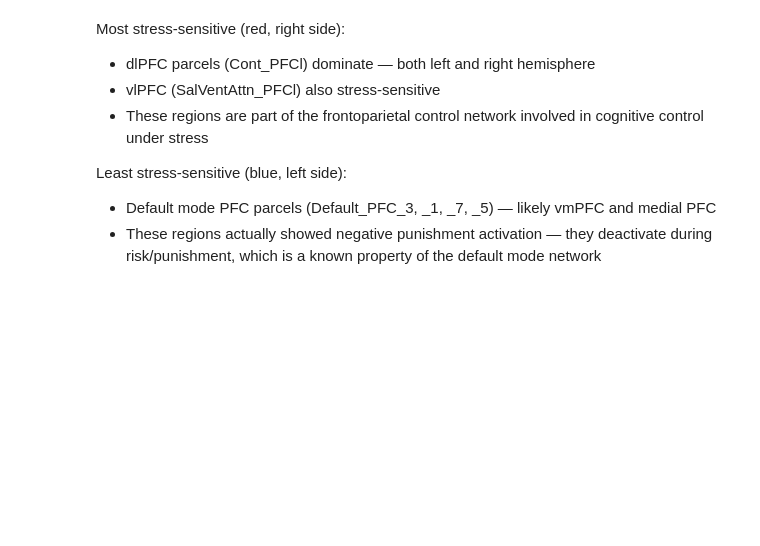
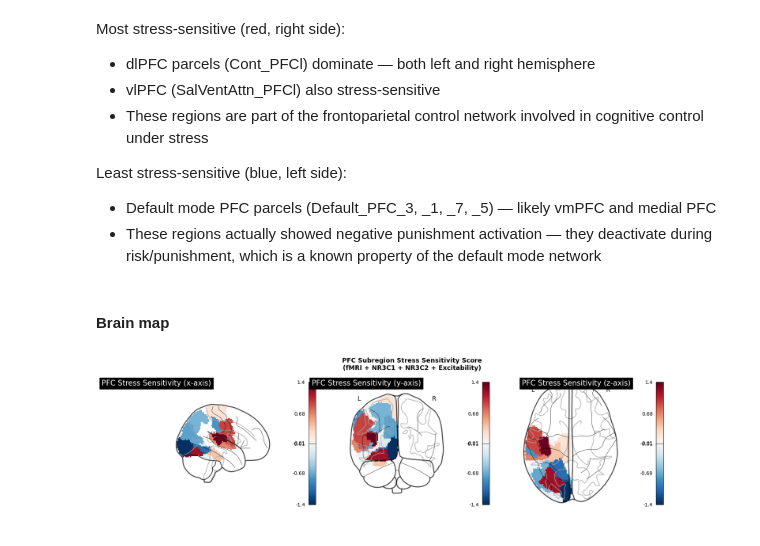
Before and after one commit to arushimunjal/BIPN162-Final-Project, a Jupyter notebook: BIPN162_Final.ipynb, the cells around one changed output. Cells and saved outputs as stored; diff of their text form; code cells hidden in the pictures; blank space fills up the shorter version.

Commit message:
Added brain map

```diff
--- a/BIPN162_Final.ipynb
+++ b/BIPN162_Final.ipynb
@@ -744,3 +744,35 @@ Least stress-sensitive (blue, left side):
 
 - Default mode PFC parcels (Default_PFC_3, _1, _7, _5) — likely vmPFC and medial PFC
 - These regions actually showed negative punishment activation — they deactivate during risk/punishment, which is a known property of the default mode network
+# %% [markdown]
+#### Brain map
+# %%
+from nilearn import plotting, image
+import numpy as np
+
+# Build a NIfTI image with stress scores mapped onto parcels
+atlas_data = image.load_img(atlas_img).get_fdata().copy()
+stress_map = np.zeros_like(atlas_data)
+
+for _, row in combined_df.iterrows():
+    parcel_idx = list(combined_df['parcel_label']).index(row['parcel_label'])
+    parcel_id  = parcel_idx + 1
+    stress_map[atlas_data == parcel_id] = row['stress_score']
+
+stress_nii = image.new_img_like(atlas_img, stress_map)
+
+fig, axes = plt.subplots(1, 3, figsize=(18, 5))
+for ax, display_mode in zip(axes, ['x', 'y', 'z']):
+    plotting.plot_glass_brain(
+        stress_nii, colorbar=True, cmap='RdBu_r',
+        display_mode=display_mode, threshold=0.01,
+        title=f'PFC Stress Sensitivity ({display_mode}-axis)',
+        axes=ax, plot_abs=False
+    )
+plt.suptitle('PFC Subregion Stress Sensitivity Score\n(fMRI + NR3C1 + NR3C2 + Excitability)',
+             fontsize=13, fontweight='bold')
+plt.tight_layout()
+plt.savefig(r'C:\Users\user\Downloads\brain_stress_map.png', dpi=150, bbox_inches='tight')
+plt.show()
+# %% [output]
+[figure, added]
```
